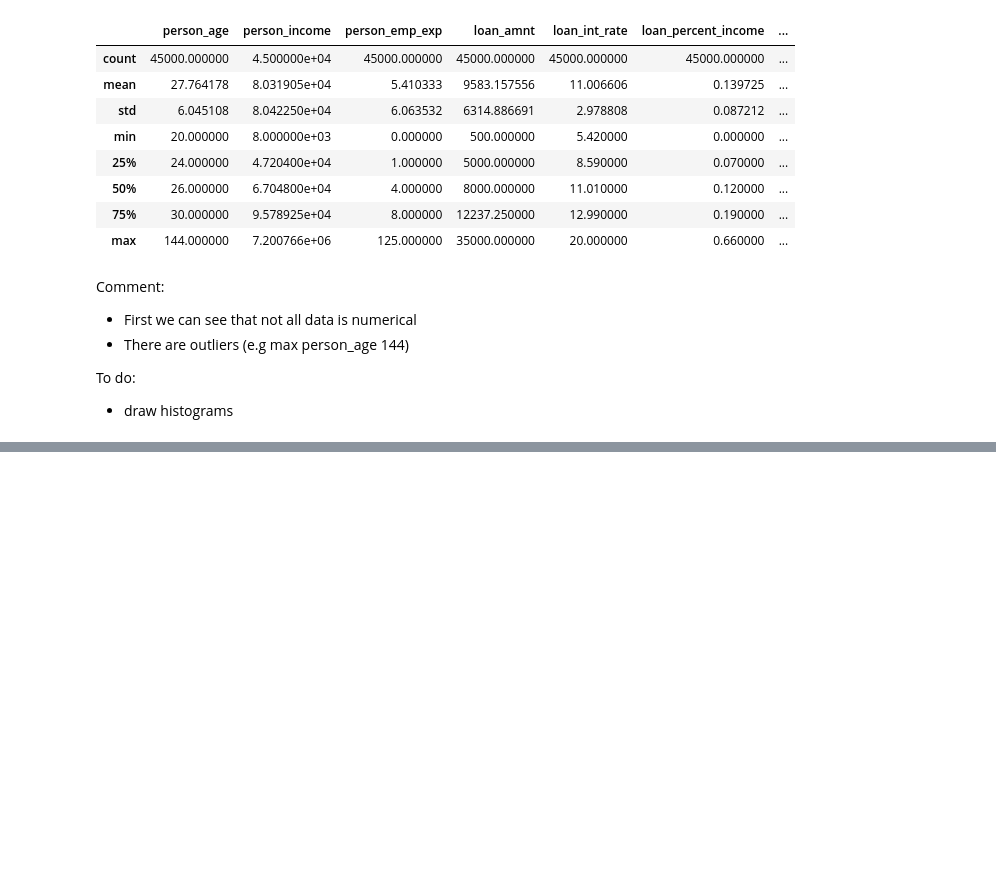
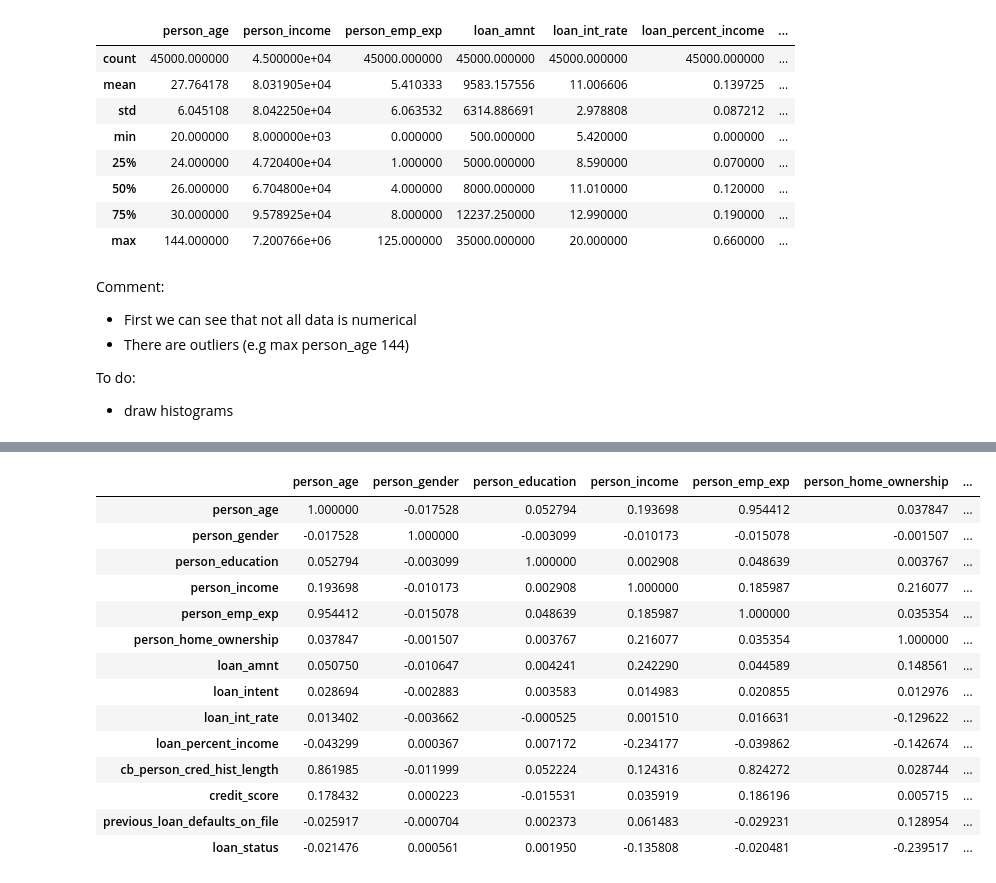
Before and after one commit to Sebastian-Wosek/loan-approval, a Jupyter notebook: 1_initial_data_description.ipynb, the cells around one changed output, grey strips where cells are left out. Drawn from its saved outputs; the diff is of its cells as text; code cells hidden in the pictures; blank space fills up the shorter version.

```diff
--- a/1_initial_data_description.ipynb
+++ b/1_initial_data_description.ipynb
@@ -38,0 +74,20 @@ To do:
+# %%
+df_numeric = pd.read_csv("data/loan_data_all_numerical.csv")
+corr = df_numeric.corr()
+corr.style.background_gradient(cmap='coolwarm')
+# %% [output]
+|  | person_age | person_gender | person_education | person_income | person_emp_exp | person_home_ownership | ... |
+| person_age | 1.000000 | -0.017528 | 0.052794 | 0.193698 | 0.954412 | 0.037847 | ... |
+| person_gender | -0.017528 | 1.000000 | -0.003099 | -0.010173 | -0.015078 | -0.001507 | ... |
+| person_education | 0.052794 | -0.003099 | 1.000000 | 0.002908 | 0.048639 | 0.003767 | ... |
+| person_income | 0.193698 | -0.010173 | 0.002908 | 1.000000 | 0.185987 | 0.216077 | ... |
+| person_emp_exp | 0.954412 | -0.015078 | 0.048639 | 0.185987 | 1.000000 | 0.035354 | ... |
+| person_home_ownership | 0.037847 | -0.001507 | 0.003767 | 0.216077 | 0.035354 | 1.000000 | ... |
+| loan_amnt | 0.050750 | -0.010647 | 0.004241 | 0.242290 | 0.044589 | 0.148561 | ... |
+| loan_intent | 0.028694 | -0.002883 | 0.003583 | 0.014983 | 0.020855 | 0.012976 | ... |
+| loan_int_rate | 0.013402 | -0.003662 | -0.000525 | 0.001510 | 0.016631 | -0.129622 | ... |
+| loan_percent_income | -0.043299 | 0.000367 | 0.007172 | -0.234177 | -0.039862 | -0.142674 | ... |
+| cb_person_cred_hist_length | 0.861985 | -0.011999 | 0.052224 | 0.124316 | 0.824272 | 0.028744 | ... |
+| credit_score | 0.178432 | 0.000223 | -0.015531 | 0.035919 | 0.186196 | 0.005715 | ... |
+| previous_loan_defaults_on_file | -0.025917 | -0.000704 | 0.002373 | 0.061483 | -0.029231 | 0.128954 | ... |
+| loan_status | -0.021476 | 0.000561 | 0.001950 | -0.135808 | -0.020481 | -0.239517 | ... |
```
Also changed, not shown: parts of 3 cells of this notebook, 2 other files.
